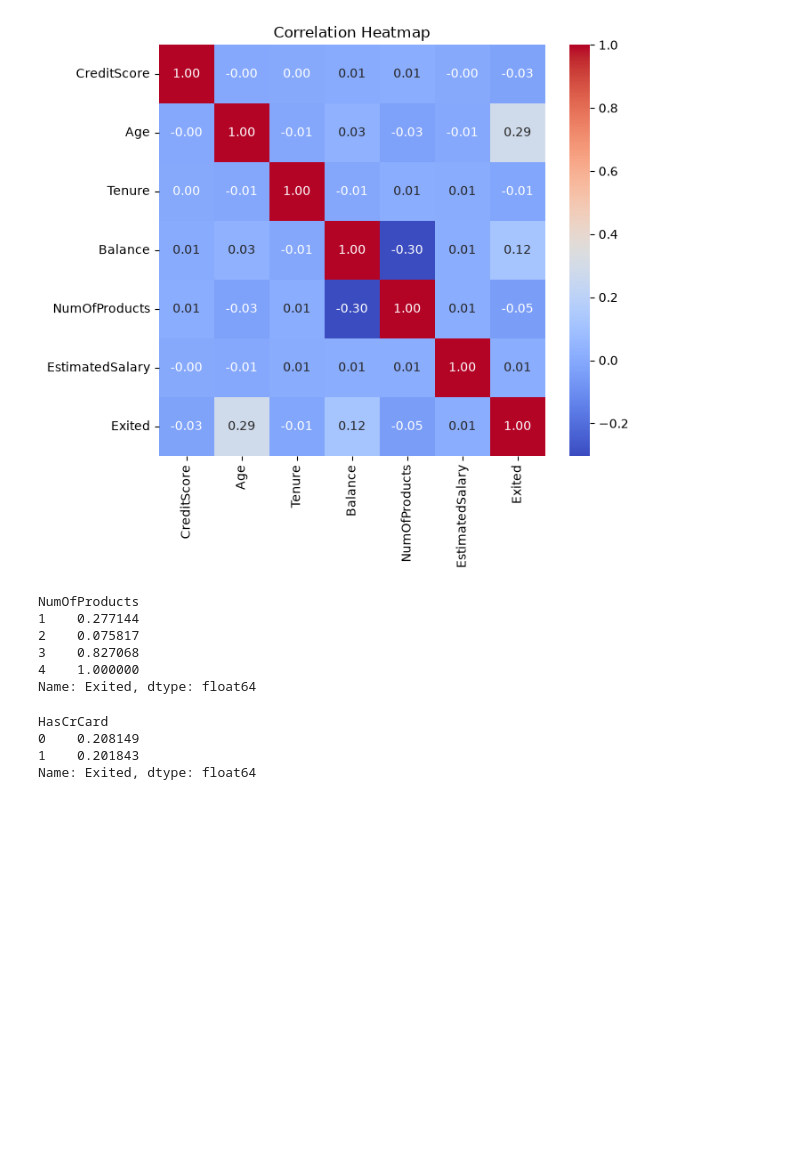
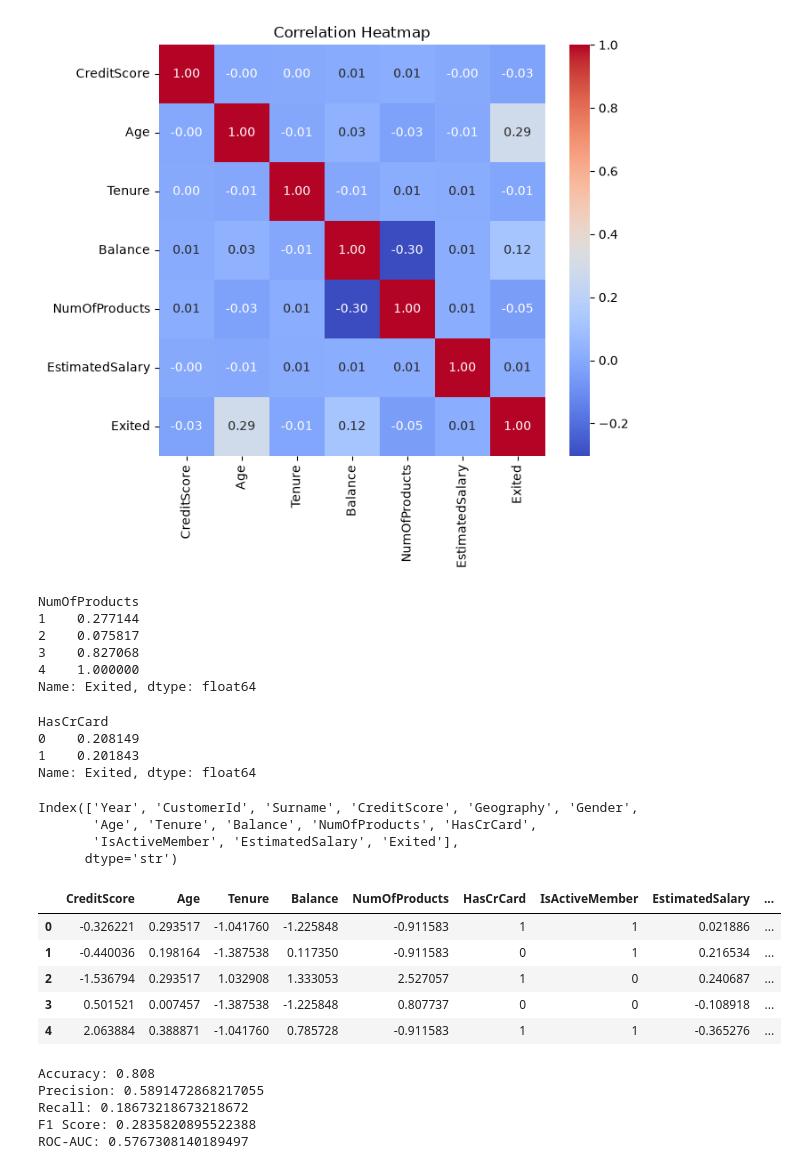
Before and after one commit to shivanshm5-cyber/-Predictive-Modeling-and-Risk-Scoring-for-Bank-Customer-Churn, a Jupyter notebook: churn_analysis.ipynb, the cells around one changed output. Drawn from its saved outputs; the diff is of its cells as text; code cells hidden in the pictures; blank space fills up the shorter version.

Commit message:
Add feature engineering and baseline Logistic Regression model

```diff
--- a/churn_analysis.ipynb
+++ b/churn_analysis.ipynb
@@ -214,3 +214,59 @@ HasCrCard
 0    0.208149
 1    0.201843
 Name: Exited, dtype: float64
+# %%
+df.columns
+# %% [output]
+Index(['Year', 'CustomerId', 'Surname', 'CreditScore', 'Geography', 'Gender',
+       'Age', 'Tenure', 'Balance', 'NumOfProducts', 'HasCrCard',
+       'IsActiveMember', 'EstimatedSalary', 'Exited'],
+      dtype='str')
+# %%
+ # 1. Drop columns with no predictive value
+df = df.drop(['Year', 'CustomerId', 'Surname'], axis=1)
+
+# 2. One-hot encode categorical columns
+df = pd.get_dummies(df, columns=['Geography', 'Gender'], drop_first=True)
+
+# 3. Separate features (X) and target (y)
+X = df.drop('Exited', axis=1)
+y = df['Exited']
+
+# 4. Scale numeric features
+from sklearn.preprocessing import StandardScaler
+scaler = StandardScaler()
+num_cols = ['CreditScore', 'Age', 'Tenure', 'Balance', 'NumOfProducts', 'EstimatedSalary']
+X[num_cols] = scaler.fit_transform(X[num_cols])
+
+X.head()
+# %% [output]
+|  | CreditScore | Age | Tenure | Balance | NumOfProducts | HasCrCard | IsActiveMember | EstimatedSalary | ... |
+| 0 | -0.326221 | 0.293517 | -1.041760 | -1.225848 | -0.911583 | 1 | 1 | 0.021886 | ... |
+| 1 | -0.440036 | 0.198164 | -1.387538 | 0.117350 | -0.911583 | 0 | 1 | 0.216534 | ... |
+| 2 | -1.536794 | 0.293517 | 1.032908 | 1.333053 | 2.527057 | 1 | 0 | 0.240687 | ... |
+| 3 | 0.501521 | 0.007457 | -1.387538 | -1.225848 | 0.807737 | 0 | 0 | -0.108918 | ... |
+| 4 | 2.063884 | 0.388871 | -1.041760 | 0.785728 | -0.911583 | 1 | 1 | -0.365276 | ... |
+# %%
+from sklearn.model_selection import train_test_split
+
+X_train, X_test, y_train, y_test = train_test_split(X, y, test_size=0.2, stratify=y, random_state=42)
+
+from sklearn.linear_model import LogisticRegression
+model = LogisticRegression()
+model.fit(X_train, y_train)
+
+y_pred = model.predict(X_test)
+
+from sklearn.metrics import accuracy_score, precision_score, recall_score, f1_score, roc_auc_score
+
+print("Accuracy:", accuracy_score(y_test, y_pred))
+print("Precision:", precision_score(y_test, y_pred))
+print("Recall:", recall_score(y_test, y_pred))
+print("F1 Score:", f1_score(y_test, y_pred))
+print("ROC-AUC:", roc_auc_score(y_test, y_pred))
+# %% [output]
+Accuracy: 0.808
+Precision: 0.5891472868217055
+Recall: 0.18673218673218672
+F1 Score: 0.2835820895522388
+ROC-AUC: 0.5767308140189497
```
